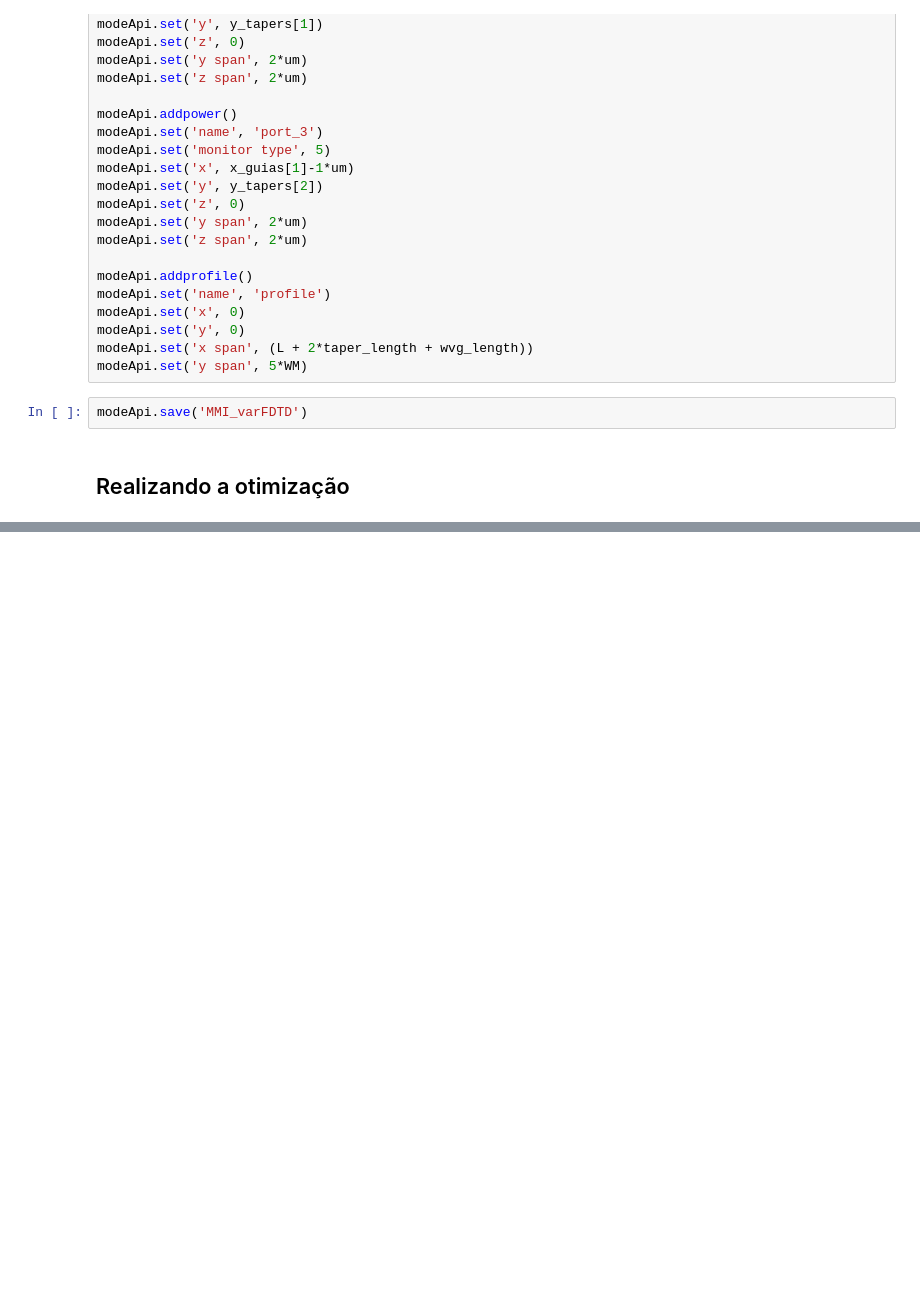
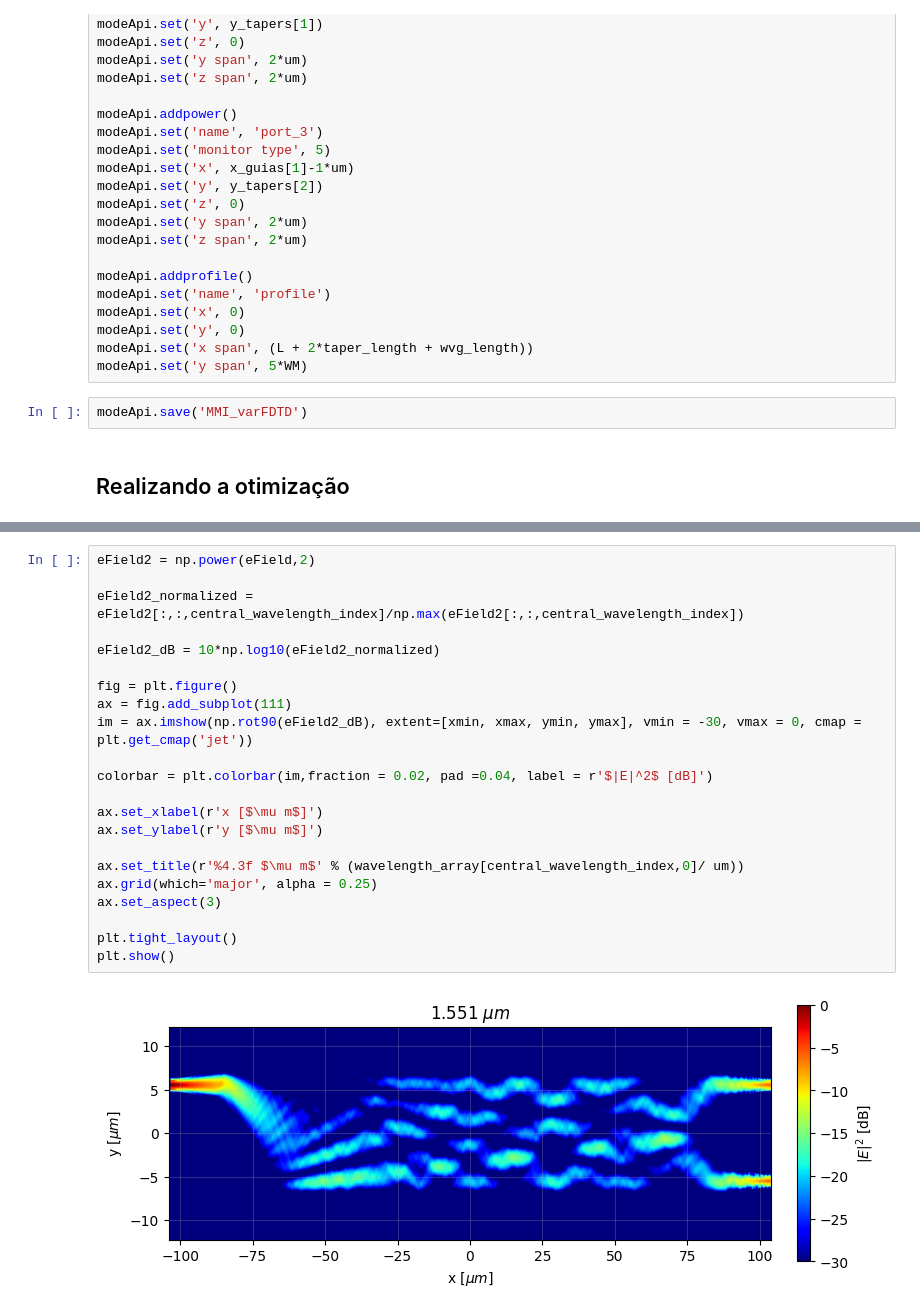
Before and after one commit to LucasGabrielMelo/Capacita-o---Fot-nica, a Jupyter notebook: APIPython/MMI/Otimização_2/MMI_varFDTD_2.ipynb, the cells around one changed output, grey strips where cells are left out. Saved outputs shown, nothing was run; the diff lists cells and outputs as text; blank space fills up the shorter version.

```diff
--- a/APIPython/MMI/Otimização_2/MMI_varFDTD_2.ipynb
+++ b/APIPython/MMI/Otimização_2/MMI_varFDTD_2.ipynb
@@ -268,0 +352,24 @@ Text(0.5, 0, 'Comprimento da caixa central [$\\mu m$]')
+# %%
+eField2 = np.power(eField,2)
+
+eField2_normalized = eField2[:,:,central_wavelength_index]/np.max(eField2[:,:,central_wavelength_index])
+
+eField2_dB = 10*np.log10(eField2_normalized)
+
+fig = plt.figure()
+ax = fig.add_subplot(111)
+im = ax.imshow(np.rot90(eField2_dB), extent=[xmin, xmax, ymin, ymax], vmin = -30, vmax = 0, cmap = plt.get_cmap('jet'))
+
+colorbar = plt.colorbar(im,fraction = 0.02, pad =0.04, label = r'$|E|^2$ [dB]')
+
+ax.set_xlabel(r'x [$\mu m$]')
+ax.set_ylabel(r'y [$\mu m$]')
+
+ax.set_title(r'%4.3f $\mu m$' % (wavelength_array[central_wavelength_index,0]/ um))
+ax.grid(which='major', alpha = 0.25)
+ax.set_aspect(3)
+
+plt.tight_layout()
+plt.show()
+# %% [output]
+[figure, added]
```
Also changed, not shown: parts of 20 cells of this notebook.
